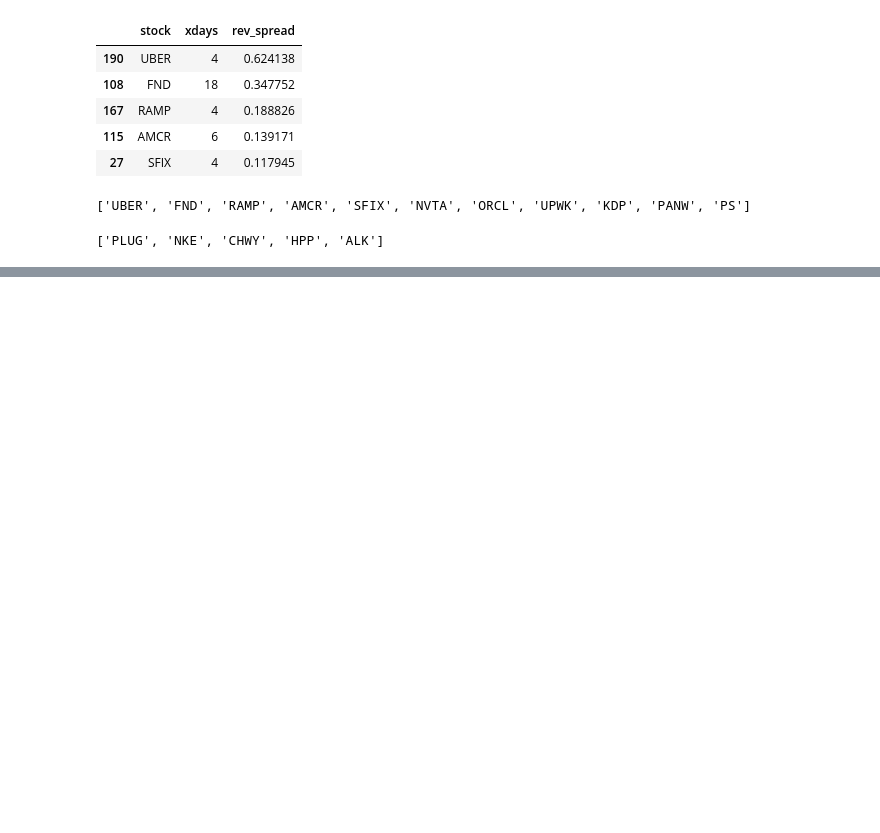
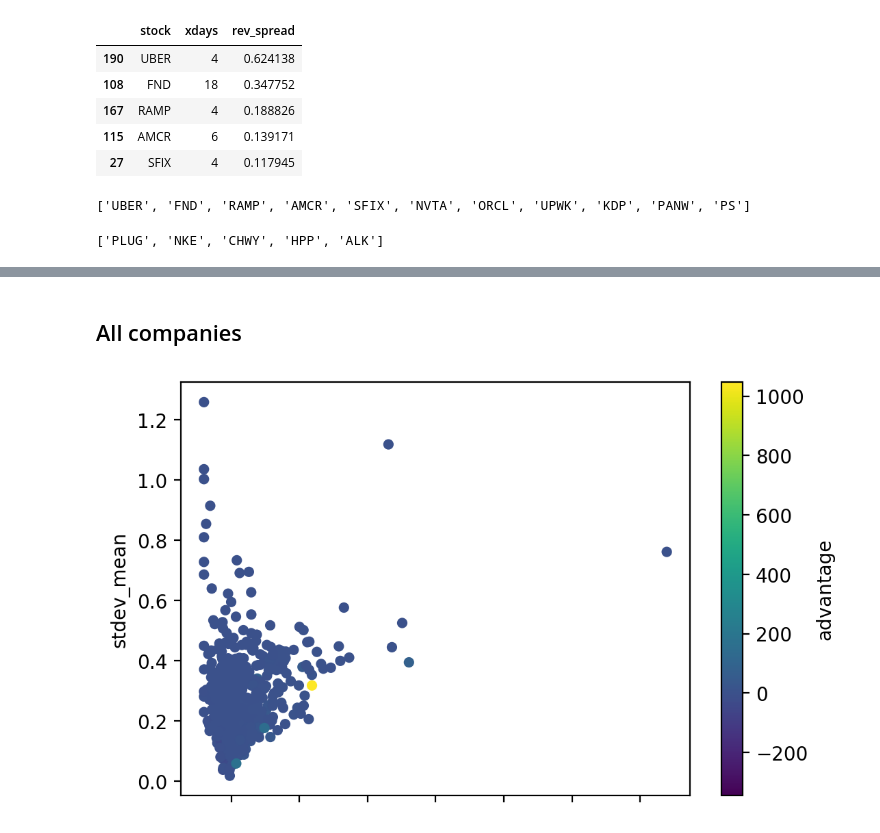
Before and after one commit to ajmal017/mingquant, a Jupyter notebook: backtesting/momentum_backtesting.ipynb, the cells around one changed output, grey strips where cells are left out. Cells and saved outputs as stored; diff of their text form; code cells hidden in the pictures; blank space fills up the shorter version.

```diff
--- a/backtesting/momentum_backtesting.ipynb
+++ b/backtesting/momentum_backtesting.ipynb
@@ -155,0 +178,9 @@ print(len(sdf))
+# %% [markdown]
+## All companies
+# %%
+ax1 = masterdf.plot.scatter(x='Return [%]',
+                      y='stdev_mean',
+                      c='advantage',
+                      colormap='viridis')
+# %% [output]
+[figure, added]
```
Also changed, not shown: parts of 10 cells of this notebook, 2 other files.
